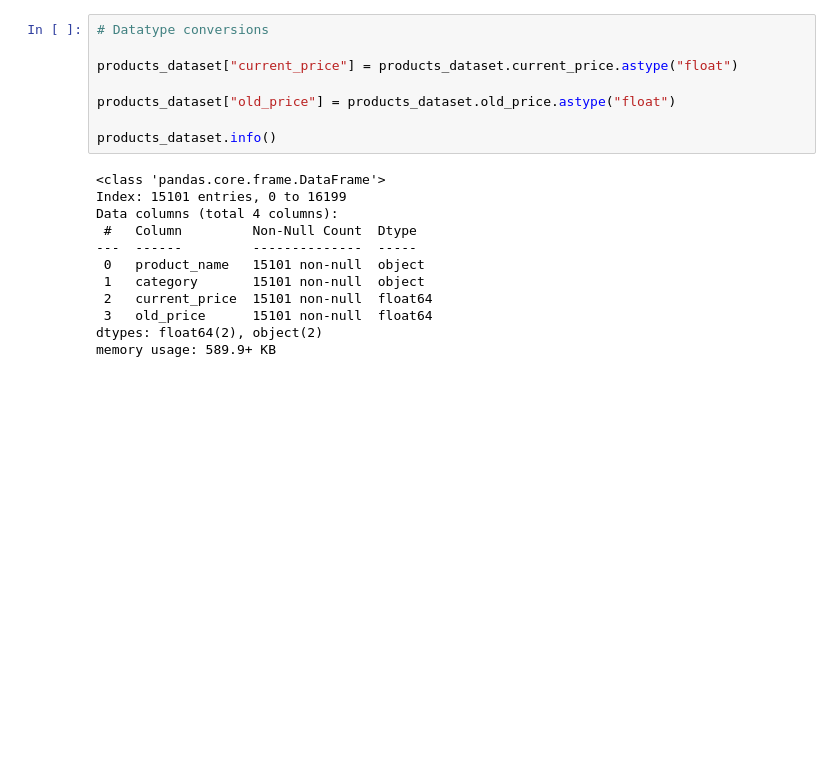
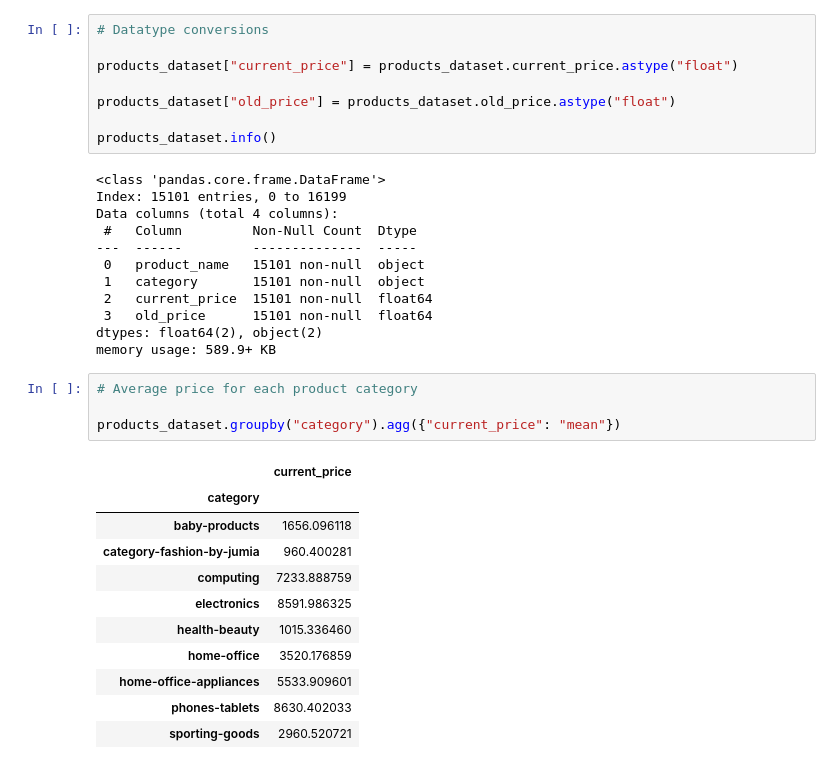
Before and after one commit to mut-rogers/lux_bootcamp, a Jupyter notebook: Final Capstone Project 1/project.ipynb, the cells around one changed output. Saved outputs shown, nothing was run; the diff lists cells and outputs as text; blank space fills up the shorter version.

```diff
--- a/Final Capstone Project 1/project.ipynb
+++ b/Final Capstone Project 1/project.ipynb
@@ -289,3 +289,19 @@ Data columns (total 4 columns):
  3   old_price      15101 non-null  float64
 dtypes: float64(2), object(2)
 memory usage: 589.9+ KB
+# %%
+# Average price for each product category
+
+products_dataset.groupby("category").agg({"current_price": "mean"})
+# %% [output]
+|  | current_price |
+| category |  |
+| baby-products | 1656.096118 |
+| category-fashion-by-jumia | 960.400281 |
+| computing | 7233.888759 |
+| electronics | 8591.986325 |
+| health-beauty | 1015.336460 |
+| home-office | 3520.176859 |
+| home-office-appliances | 5533.909601 |
+| phones-tablets | 8630.402033 |
+| sporting-goods | 2960.520721 |
```
Also changed, not shown: parts of 6 cells of this notebook.
